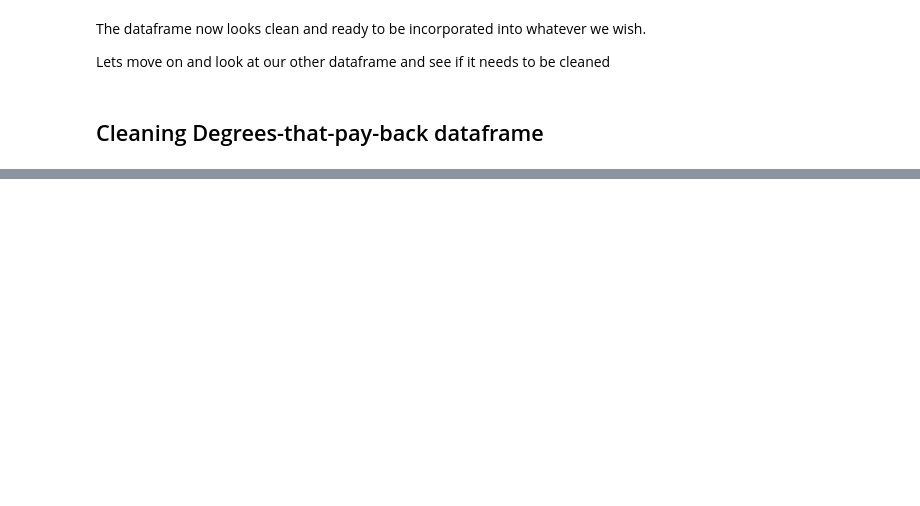
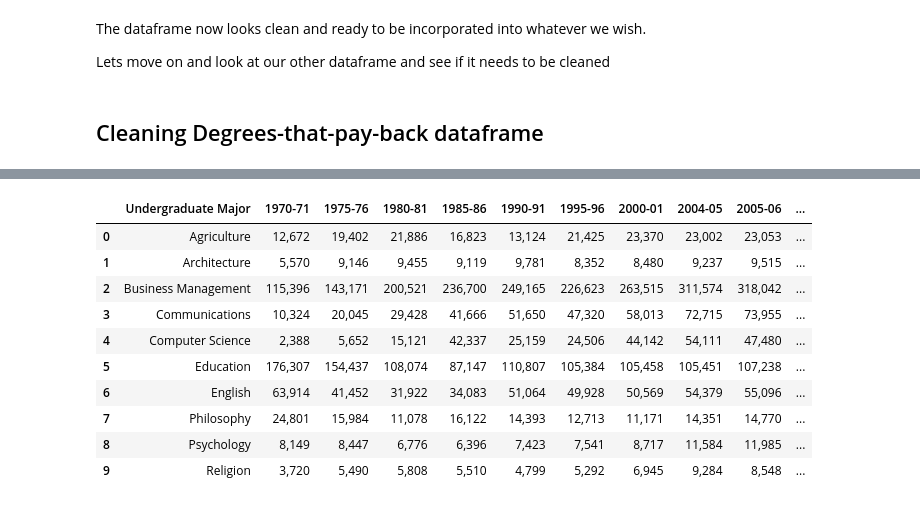
Before and after one commit to Michaeltran2014/Major_Evaluation, a Jupyter notebook: Major_Evaluation.ipynb, the cells around one changed output, grey strips where cells are left out. Saved outputs shown, nothing was run; the diff lists cells and outputs as text; code cells hidden in the pictures; blank space fills up the shorter version.

Commit message:
Added section 'comparing the two data frames'

```diff
--- a/Major_Evaluation.ipynb
+++ b/Major_Evaluation.ipynb
@@ -236,0 +418,13 @@ Lets move on and look at our other dataframe and see if it needs to be cleaned
+# %%
+#updating DF_Sal by adding missing majors (found by finding positions in original dataframe)
+
+#add missing majors
+DF_Sal = DF_Sal.append(DF["degrees-that-pay-back"].iloc[7,:])
+DF_Sal = DF_Sal.append(DF["degrees-that-pay-back"].iloc[13,:])
+DF_Sal = DF_Sal.append(DF["degrees-that-pay-back"].iloc[47,:])
+
+#sort dataframe by alphabetical order
+DF_Sal = DF_Sal.sort_values("Undergraduate Major")
+
+#Reset indexes
+DF_Sal = DF_Sal.reset_index(drop = True)
@@ -236,0 +445,42 @@ Lets move on and look at our other dataframe and see if it needs to be cleaned
+# %%
+#creating new dataframe to hold the degrees that we want to use
+DF_degrees = DF["Bachelor_Degrees_Conferred"]
+
+#remove all data and leave only the column headers for use
+DF_degrees = DF_degrees.iloc[0:0]
+# %%
+#Manually removing all unwanted majors
+
+DF_degrees = DF_degrees.append(DF["Bachelor_Degrees_Conferred"].iloc[1,:])
+DF_degrees = DF_degrees.append(DF["Bachelor_Degrees_Conferred"].iloc[2,:])
+DF_degrees = DF_degrees.append(DF["Bachelor_Degrees_Conferred"].iloc[5,:])
+DF_degrees = DF_degrees.append(DF["Bachelor_Degrees_Conferred"].iloc[6,:])
+DF_degrees = DF_degrees.append(DF["Bachelor_Degrees_Conferred"].iloc[8,:])
+DF_degrees = DF_degrees.append(DF["Bachelor_Degrees_Conferred"].iloc[9,:])
+DF_degrees = DF_degrees.append(DF["Bachelor_Degrees_Conferred"].iloc[12,:])
+DF_degrees = DF_degrees.append(DF["Bachelor_Degrees_Conferred"].iloc[20,:])
+DF_degrees = DF_degrees.append(DF["Bachelor_Degrees_Conferred"].iloc[24,:])
+DF_degrees = DF_degrees.append(DF["Bachelor_Degrees_Conferred"].iloc[30,:])
+
+#Reset indexes
+DF_degrees = DF_degrees.reset_index(drop = True)
+# %%
+#Rename Column header from "Field of study" to "Undergraudate Major"
+DF_degrees = DF_degrees.rename(columns = {"Field of study":"Undergraduate Major"})
+
+#Rename major fields to match with other dataframe
+DF_degrees["Undergraduate Major"] = DF_Sal["Undergraduate Major"]
+# %%
+DF_degrees
+# %% [output]
+|  | Undergraduate Major | 1970-71 | 1975-76 | 1980-81 | 1985-86 | 1990-91 | 1995-96 | 2000-01 | 2004-05 | 2005-06 | ... |
+| 0 | Agriculture | 12,672 | 19,402 | 21,886 | 16,823 | 13,124 | 21,425 | 23,370 | 23,002 | 23,053 | ... |
+| 1 | Architecture | 5,570 | 9,146 | 9,455 | 9,119 | 9,781 | 8,352 | 8,480 | 9,237 | 9,515 | ... |
+| 2 | Business Management | 115,396 | 143,171 | 200,521 | 236,700 | 249,165 | 226,623 | 263,515 | 311,574 | 318,042 | ... |
+| 3 | Communications | 10,324 | 20,045 | 29,428 | 41,666 | 51,650 | 47,320 | 58,013 | 72,715 | 73,955 | ... |
+| 4 | Computer Science | 2,388 | 5,652 | 15,121 | 42,337 | 25,159 | 24,506 | 44,142 | 54,111 | 47,480 | ... |
+| 5 | Education | 176,307 | 154,437 | 108,074 | 87,147 | 110,807 | 105,384 | 105,458 | 105,451 | 107,238 | ... |
+| 6 | English | 63,914 | 41,452 | 31,922 | 34,083 | 51,064 | 49,928 | 50,569 | 54,379 | 55,096 | ... |
+| 7 | Philosophy | 24,801 | 15,984 | 11,078 | 16,122 | 14,393 | 12,713 | 11,171 | 14,351 | 14,770 | ... |
+| 8 | Psychology | 8,149 | 8,447 | 6,776 | 6,396 | 7,423 | 7,541 | 8,717 | 11,584 | 11,985 | ... |
+| 9 | Religion | 3,720 | 5,490 | 5,808 | 5,510 | 4,799 | 5,292 | 6,945 | 9,284 | 8,548 | ... |
```
Also changed, not shown: parts of 18 cells of this notebook.
